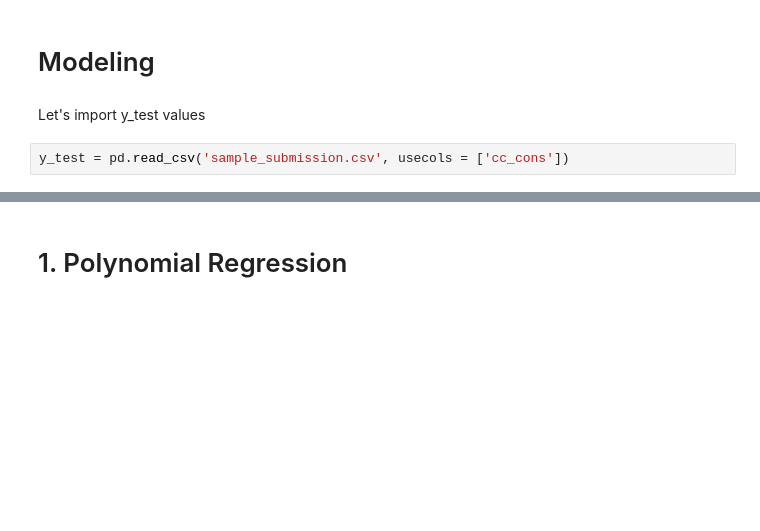
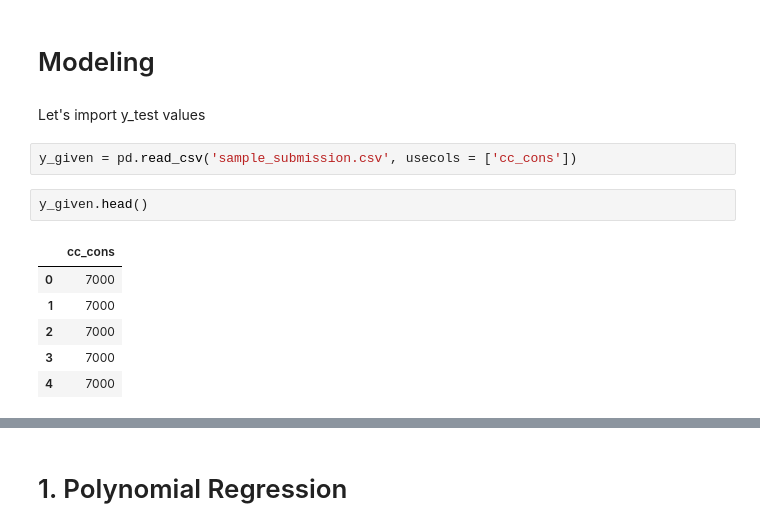
Before and after one commit to shremuk/My-Work, a Jupyter notebook: Amex Hackathon.ipynb, the cells around one changed output, grey strips where cells are left out. Drawn from its saved outputs; the diff is of its cells as text; blank space fills up the shorter version.

```diff
--- a/Amex Hackathon.ipynb
+++ b/Amex Hackathon.ipynb
@@ -653,5 +653,14 @@ Test set: (14067, 42) (14067,)
 # %% [markdown]
 Let's import y_test values
 # %%
-y_test = pd.read_csv('sample_submission.csv', usecols = ['cc_cons'])
+y_given = pd.read_csv('sample_submission.csv', usecols = ['cc_cons'])
+# %%
+y_given.head()
+# %% [output]
+|  | cc_cons |
+| 0 | 7000 |
+| 1 | 7000 |
+| 2 | 7000 |
+| 3 | 7000 |
+| 4 | 7000 |
 # %%
```
Also changed, not shown: parts of 21 cells of this notebook.
